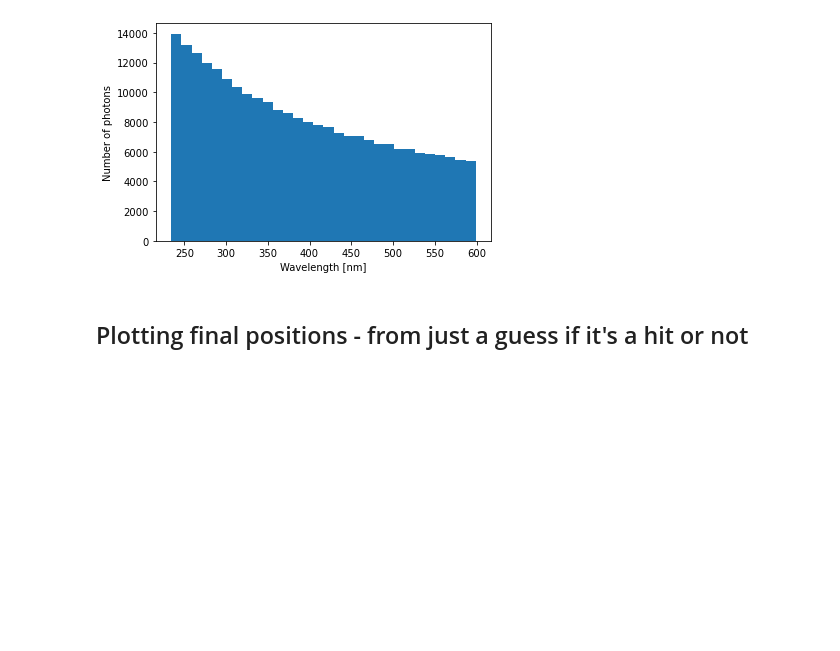
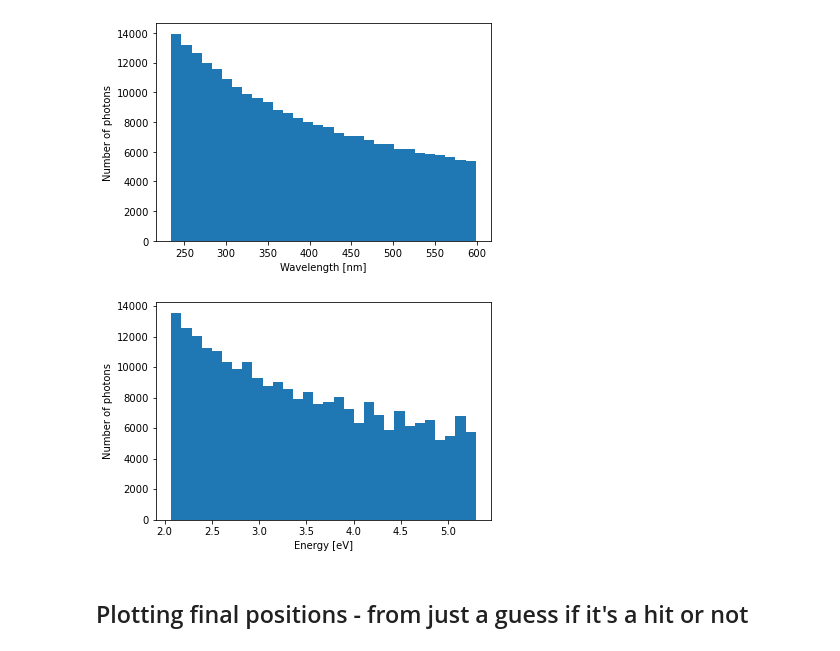
Before and after one commit to eklem1/OD_work, a Jupyter notebook: hfiles.ipynb, the cells around one changed output. Saved outputs shown, nothing was run; the diff lists cells and outputs as text; code cells hidden in the pictures; blank space fills up the shorter version.

Commit message:
Graphing OP energy from a run

```diff
--- a/hfiles.ipynb
+++ b/hfiles.ipynb
@@ -102,6 +103,26 @@ plt.show()
 # %% [output]
 386.62888
 [figure]
+# %%
+#getting photon energy from wavelength
+#E = hc/lambda
+c = con.c
+h = con.h
+
+#assumes wavelen is in nm
+def getEnergyFromWavelen(wavelen):
+    E_J = h*c / (wavelen*1e-9)
+    return E_J/eVtoJ
+
+eVtoJ = con.physical_constants['electron volt-joule relationship'][0]
+
+E = getEnergyFromWavelen(wavelengths)
+plt.hist(E, bins=30)
+plt.xlabel("Energy [eV]")
+plt.ylabel("Number of photons")
+plt.show()
+# %% [output]
+[figure, added]
 # %%
 def plotLightMap(top, side, bottom, title="Light Map", logscale=False):
 
```
Also changed, not shown: parts of 1 cell of this notebook, 1 other file.
